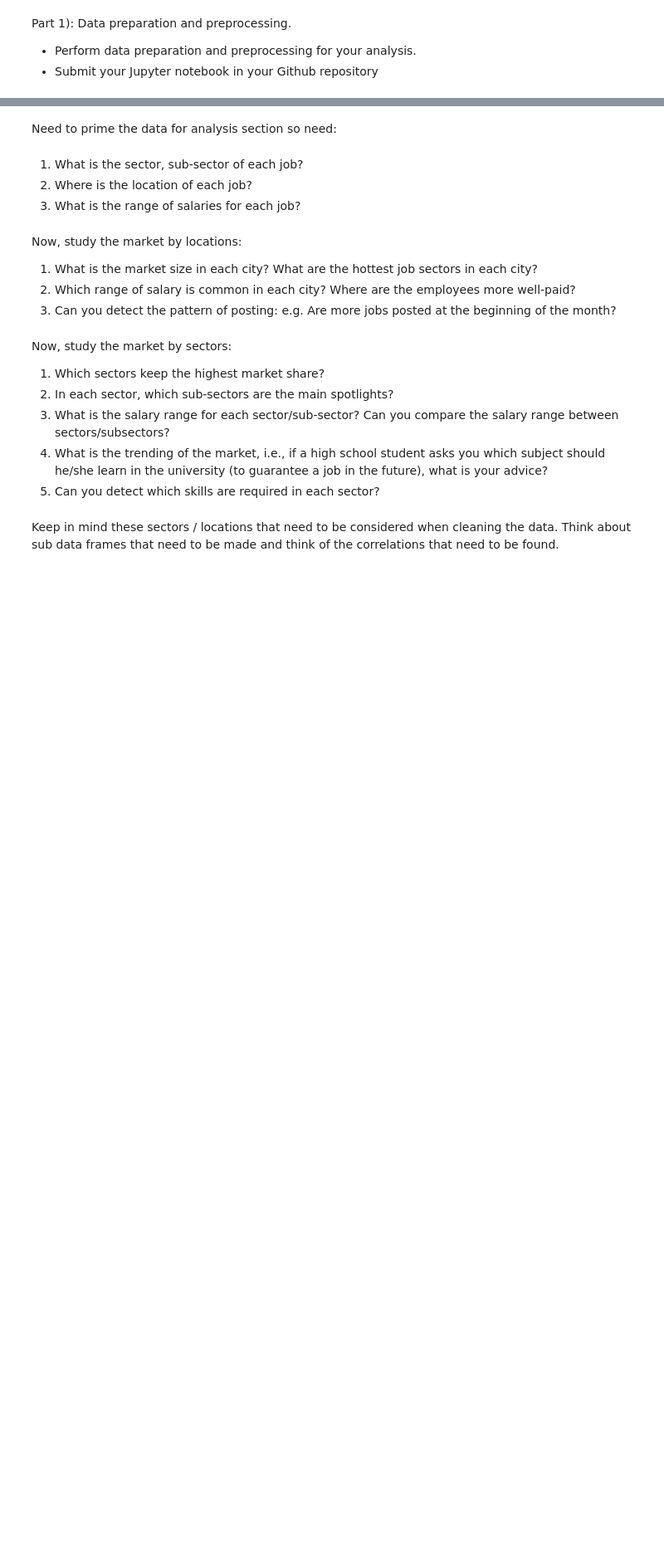
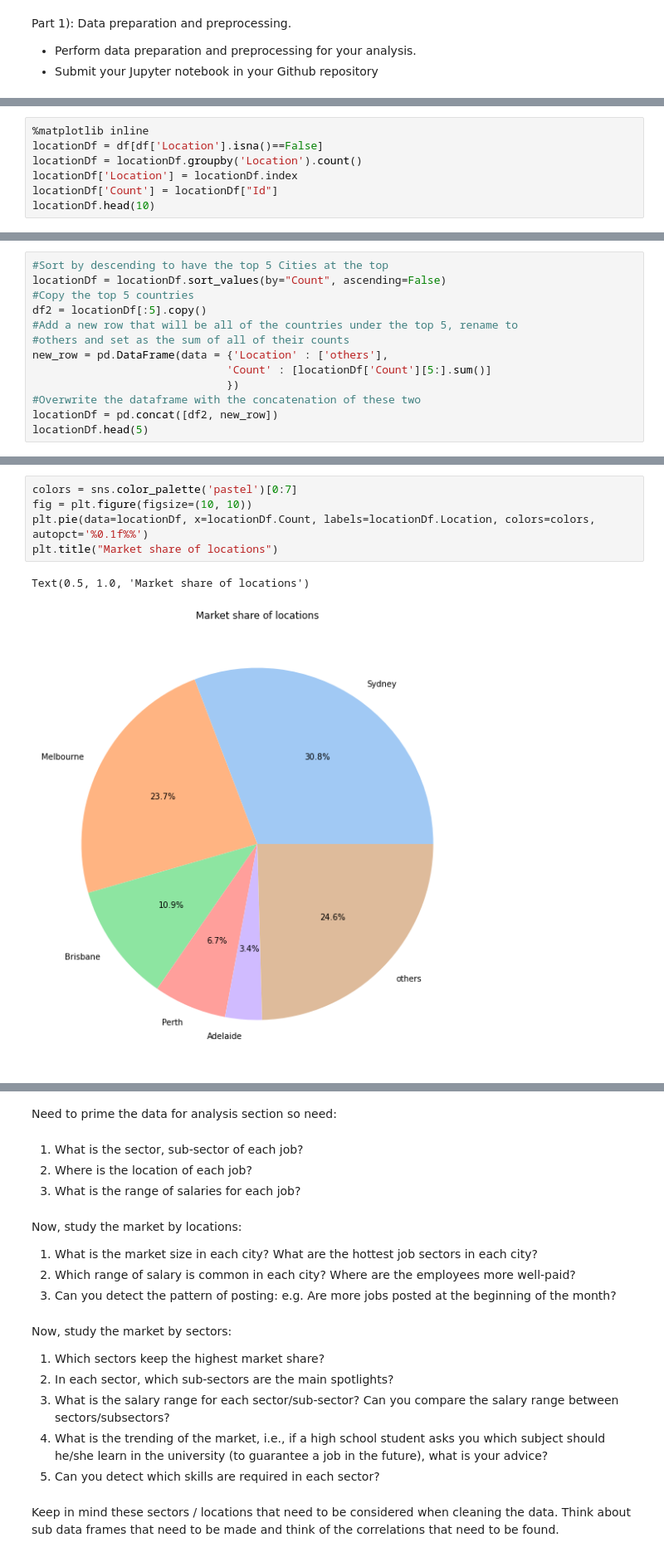
Before and after one commit to JessyBarber/Big-Data-Analysis, a Jupyter notebook: Assignment/Big Data Assignment.ipynb, the cells around one changed output, grey strips where cells are left out. Shown at 83% size. Saved outputs shown, nothing was run; the diff lists cells and outputs as text; blank space fills up the shorter version.

```diff
--- a/Assignment/Big Data Assignment.ipynb
+++ b/Assignment/Big Data Assignment.ipynb
@@ -50,0 +92,7 @@ pandas.core.indexes.base.Index
+# %%
+%matplotlib inline
+locationDf = df[df['Location'].isna()==False]
+locationDf = locationDf.groupby('Location').count()
+locationDf['Location'] = locationDf.index
+locationDf['Count'] = locationDf["Id"]
+locationDf.head(10)
@@ -50,0 +112,13 @@ pandas.core.indexes.base.Index
+# %%
+#Sort by descending to have the top 5 Cities at the top
+locationDf = locationDf.sort_values(by="Count", ascending=False)
+#Copy the top 5 countries
+df2 = locationDf[:5].copy()
+#Add a new row that will be all of the countries under the top 5, rename to
+#others and set as the sum of all of their counts
+new_row = pd.DataFrame(data = {'Location' : ['others'],
+                              'Count' : [locationDf['Count'][5:].sum()]
+                              })
+#Overwrite the dataframe with the concatenation of these two
+locationDf = pd.concat([df2, new_row])
+locationDf.head(5)
@@ -50,0 +132,8 @@ pandas.core.indexes.base.Index
+# %%
+colors = sns.color_palette('pastel')[0:7]
+fig = plt.figure(figsize=(10, 10))
+plt.pie(data=locationDf, x=locationDf.Count, labels=locationDf.Location, colors=colors, autopct='%0.1f%%')
+plt.title("Market share of locations")
+# %% [output]
+Text(0.5, 1.0, 'Market share of locations')
+[figure, added]
```
Also changed, not shown: parts of 22 cells of this notebook.
